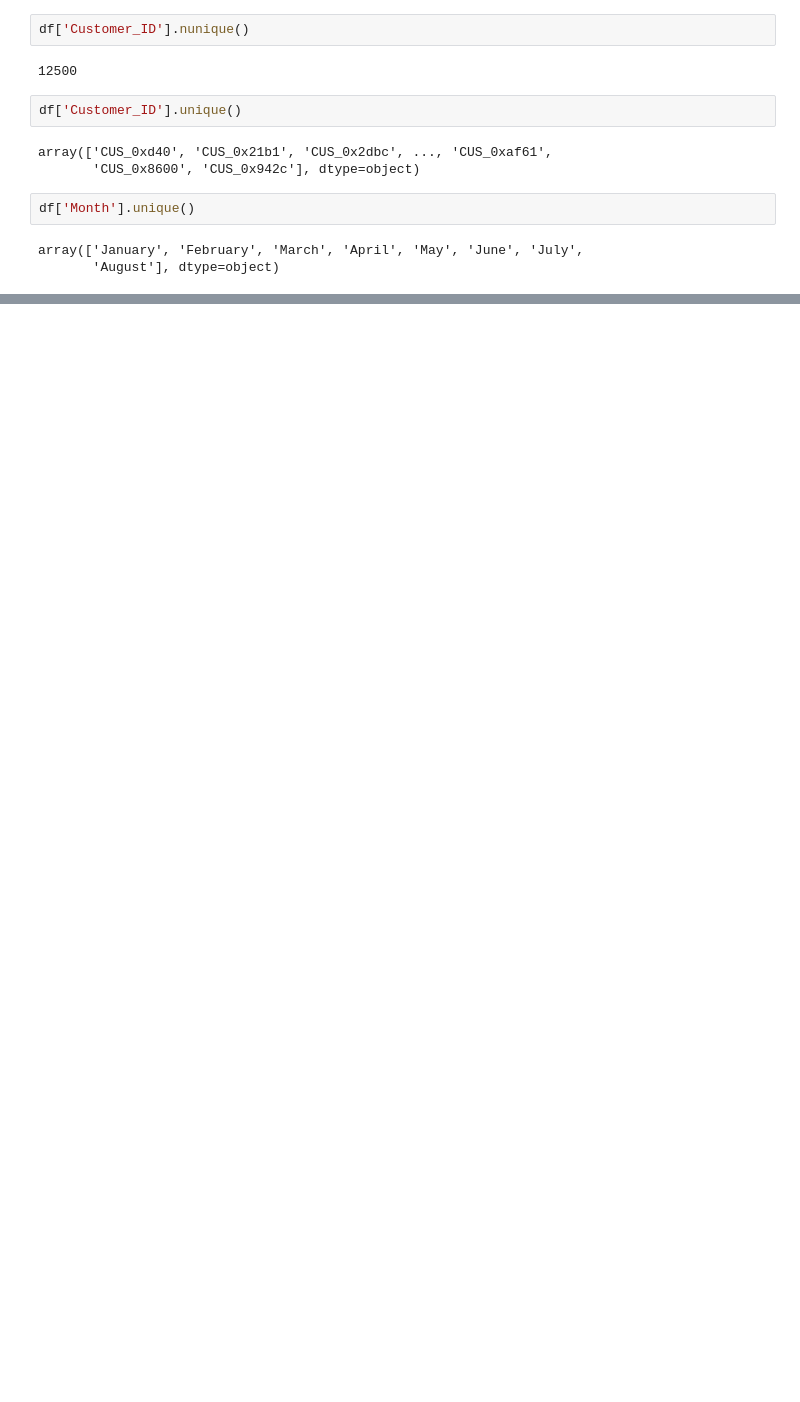
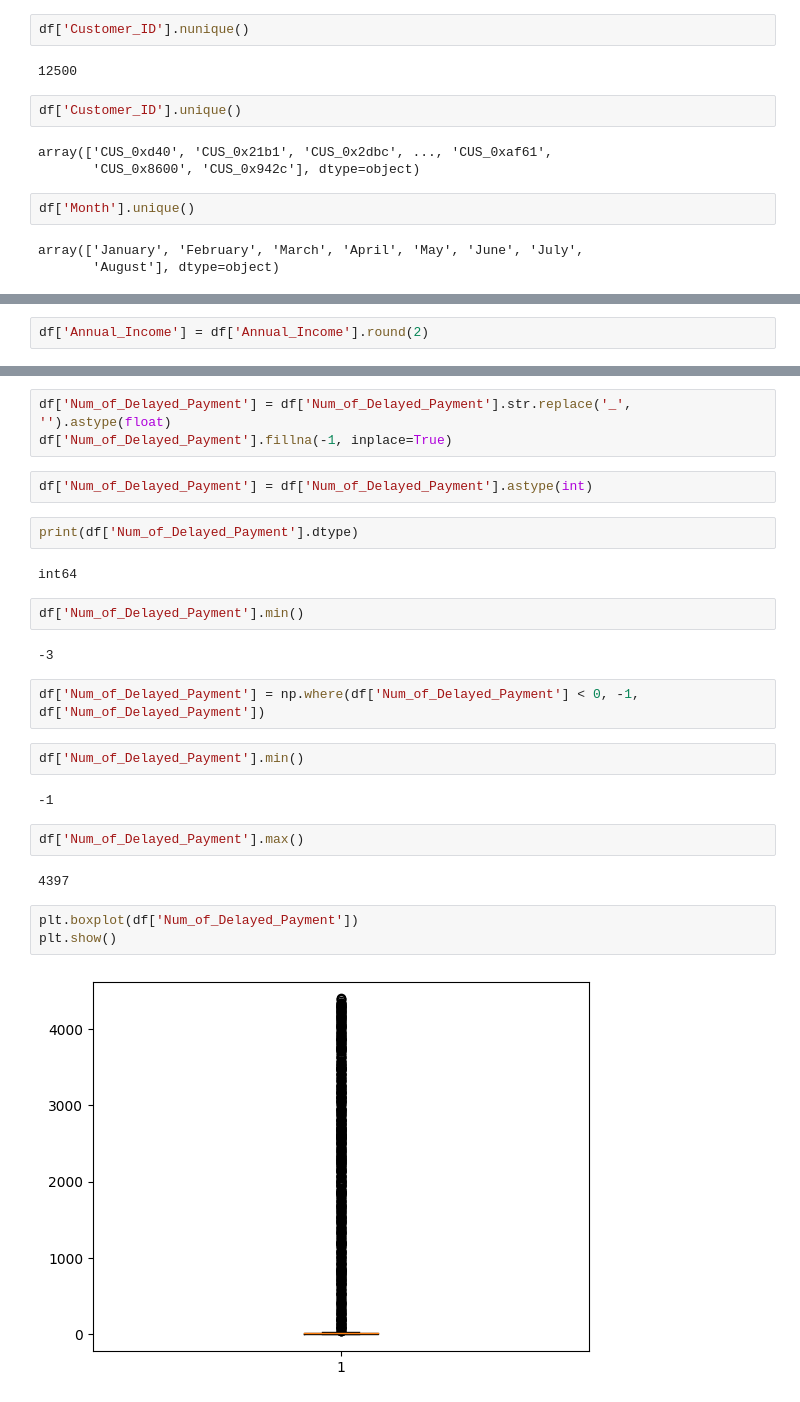
Before and after one commit to sangeetavarri/Accenture, a Jupyter notebook: Training_Cleaning_CreditScore.ipynb, the cells around one changed output, grey strips where cells are left out. Cells and saved outputs as stored; diff of their text form; blank space fills up the shorter version.

```diff
--- a/Training_Cleaning_CreditScore.ipynb
+++ b/Training_Cleaning_CreditScore.ipynb
@@ -103,0 +257,2 @@ array(['January', 'February', 'March', 'April', 'May', 'June', 'July',
+# %%
+df['Annual_Income'] = df['Annual_Income'].round(2)
@@ -103,0 +298,28 @@ array(['January', 'February', 'March', 'April', 'May', 'June', 'July',
+# %%
+df['Num_of_Delayed_Payment'] = df['Num_of_Delayed_Payment'].str.replace('_', '').astype(float)
+df['Num_of_Delayed_Payment'].fillna(-1, inplace=True)
+# %%
+df['Num_of_Delayed_Payment'] = df['Num_of_Delayed_Payment'].astype(int)
+# %%
+print(df['Num_of_Delayed_Payment'].dtype)
+# %% [output]
+int64
+# %%
+df['Num_of_Delayed_Payment'].min()
+# %% [output]
+-3
+# %%
+df['Num_of_Delayed_Payment'] = np.where(df['Num_of_Delayed_Payment'] < 0, -1, df['Num_of_Delayed_Payment'])
+# %%
+df['Num_of_Delayed_Payment'].min()
+# %% [output]
+-1
+# %%
+df['Num_of_Delayed_Payment'].max()
+# %% [output]
+4397
+# %%
+plt.boxplot(df['Num_of_Delayed_Payment'])
+plt.show()
+# %% [output]
+[figure, added]
```
Also changed, not shown: parts of 201 cells of this notebook.
